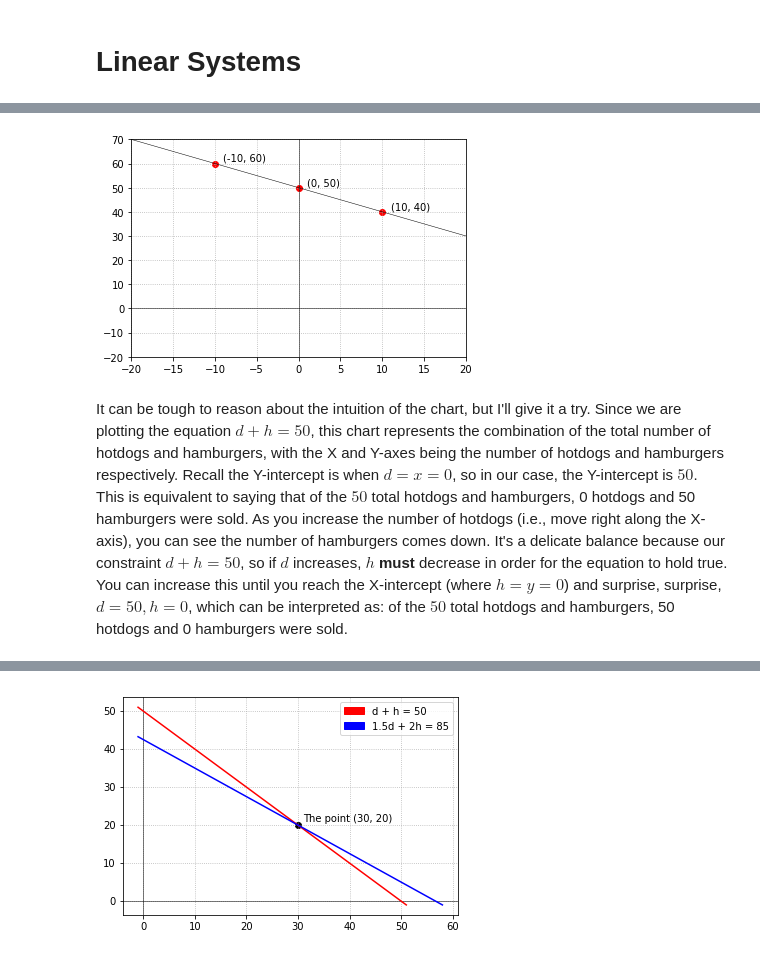
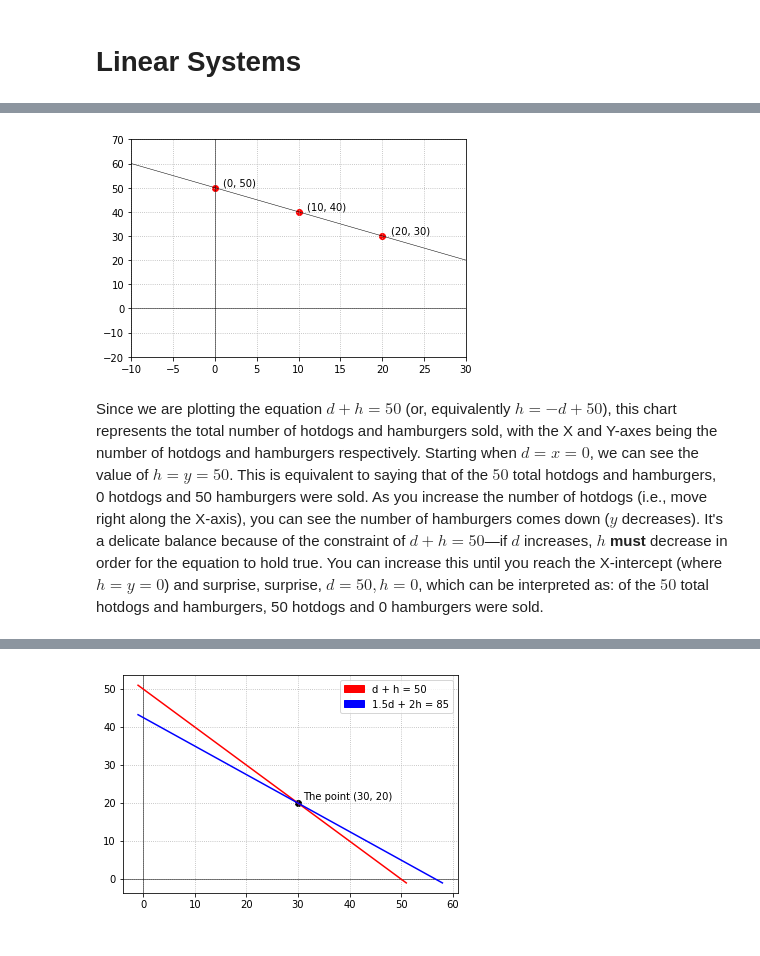
Before and after one commit to blparker/learn-linear-algebra, a Jupyter notebook: Linear_Systems.ipynb, the cells around one changed output, grey strips where cells are left out. Drawn from its saved outputs; the diff is of its cells as text; code cells hidden in the pictures.

```diff
--- a/Linear_Systems.ipynb
+++ b/Linear_Systems.ipynb
@@ -96,21 +82,21 @@ Now that we have some points, let's plot those and draw a line through them. Not
 # %%
-axis(xmin=-20, xmax=20, ymin=-20, ymax=70)
+axis(xmin=-10, xmax=30, ymin=-20, ymax=70)
 axhline(y=0, color='k', linewidth=0.5)
 axvline(x=0, color='k', linewidth=0.5)
 plt.grid(linestyle='dotted')
 
-scatter([0, 10, -10], [50, 40, 60], color='red')
-plot([-20, 20], [70, 30], 'k-', lw=0.5)
+scatter([0, 10, 20], [50, 40, 30], color='red')
+plot([-10, 30], [60, 20], 'k-', lw=0.5)
 
-annotate('(-10, 60)', xy=(-10, 60), xytext=(-9, 61), ha='left')
 annotate('(0, 50)', xy=(0, 50), xytext=(1, 51), ha='left')
 annotate('(10, 40)', xy=(10, 40), xytext=(11, 41), ha='left')
+annotate('(20, 30)', xy=(21, 31), ha='left')
 
 show()
 # %% [output]
-[figure, old version]
+[figure, new version]
 # %% [markdown]
-It can be tough to reason about the intuition of the chart, but I'll give it a try. Since we are plotting the equation $d + h = 50$, this chart represents the combination of the total number of hotdogs and hamburgers, with the X and Y-axes being the number of hotdogs and hamburgers respectively. Recall the Y-intercept is when $d = x = 0$, so in our case, the Y-intercept is $50$. This is equivalent to saying that of the $50$ total hotdogs and hamburgers, 0 hotdogs and 50 hamburgers were sold. As you increase the number of hotdogs (i.e., move right along the X-axis), you can see the number of hamburgers comes down. It's a delicate balance because our constraint $d + h = 50$, so if $d$ increases, $h$ **must** decrease in order for the equation to hold true. You can increase this until you reach the X-intercept (where $h = y = 0$) and surprise, surprise, $d = 50, h = 0$, which can be interpreted as: of the $50$ total hotdogs and hamburgers, 50 hotdogs and 0 hamburgers were sold.
+Since we are plotting the equation $d + h = 50$ (or, equivalently $h = -d + 50$), this chart represents the total number of hotdogs and hamburgers sold, with the X and Y-axes being the number of hotdogs and hamburgers respectively. Starting when $d = x = 0$, we can see the value of $h = y = 50$. This is equivalent to saying that of the $50$ total hotdogs and hamburgers, 0 hotdogs and 50 hamburgers were sold. As you increase the number of hotdogs (i.e., move right along the X-axis), you can see the number of hamburgers comes down ($y$ decreases). It's a delicate balance because of the constraint of $d + h = 50$—if $d$ increases, $h$ **must** decrease in order for the equation to hold true. You can increase this until you reach the X-intercept (where $h = y = 0$) and surprise, surprise, $d = 50, h = 0$, which can be interpreted as: of the $50$ total hotdogs and hamburgers, 50 hotdogs and 0 hamburgers were sold.
 # %% [markdown]
 ## System of linear equations
 
```
Also changed, not shown: parts of 7 cells of this notebook.
